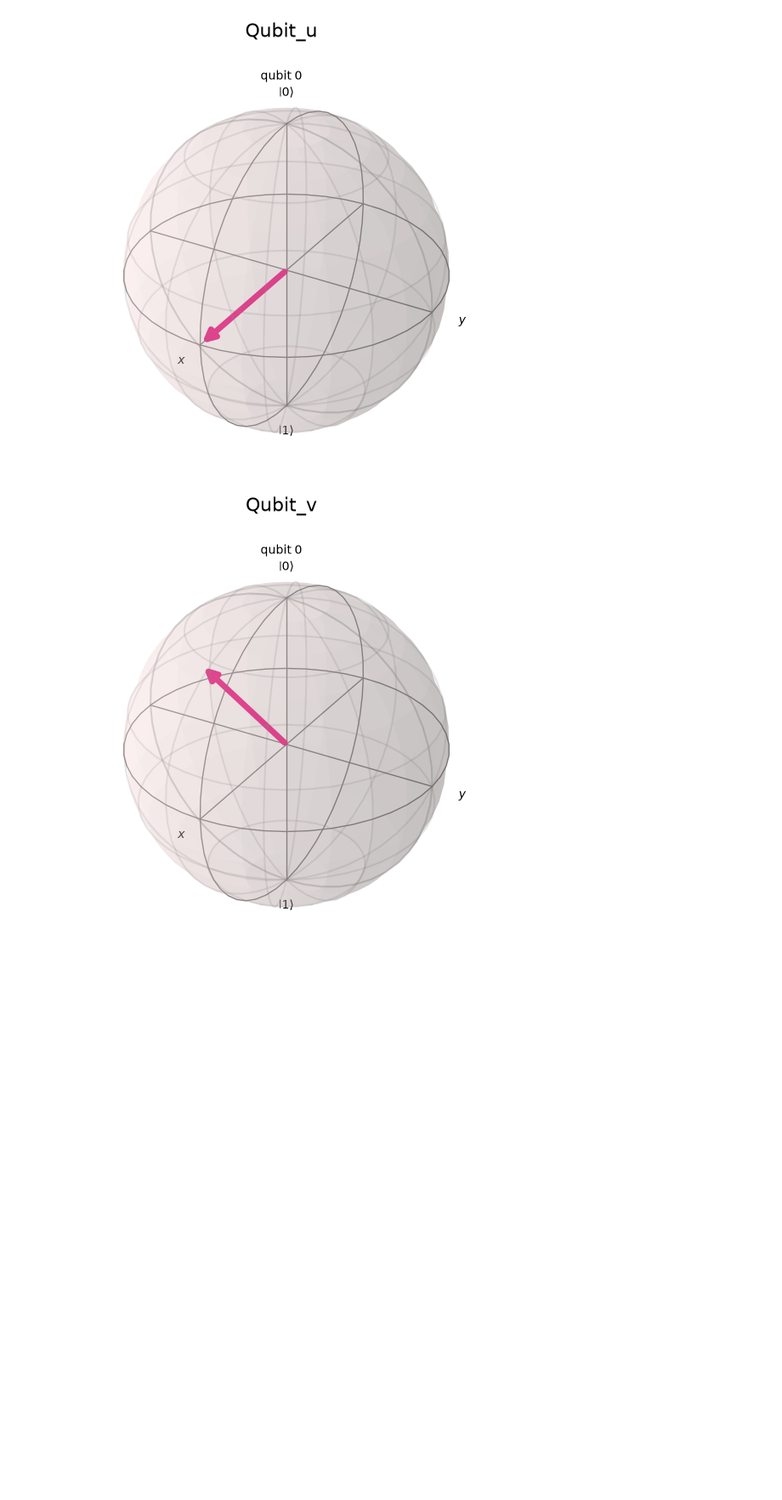
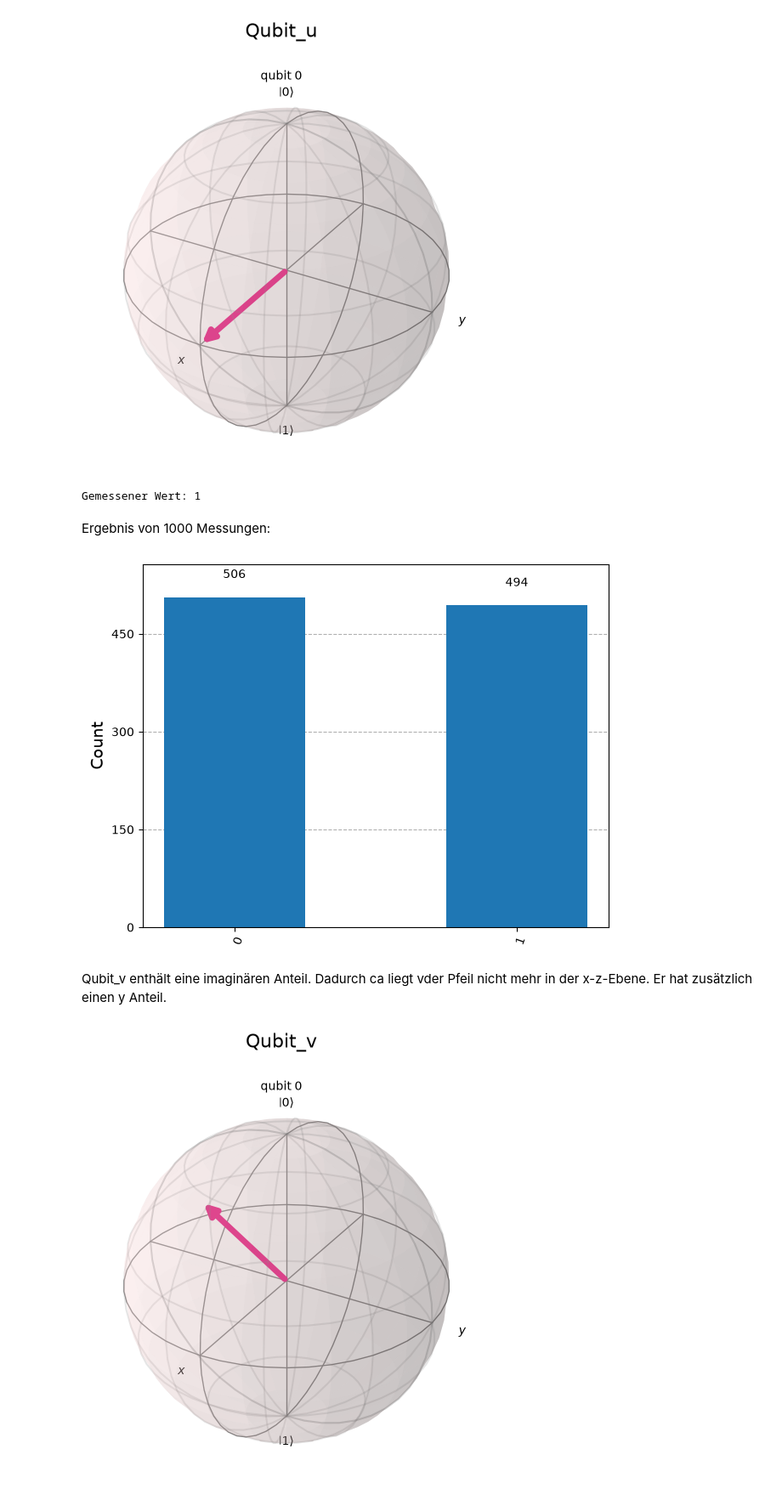
Before and after one commit to MelB18/EasyQuanten, a Jupyter notebook: ErsteSchritte.ipynb, the cells around one changed output. Shown at 85% size. Saved outputs shown, nothing was run; the diff lists cells and outputs as text; code cells hidden in the pictures; blank space fills up the shorter version.

```diff
--- a/ErsteSchritte.ipynb
+++ b/ErsteSchritte.ipynb
@@ -212,6 +213,21 @@ True
 plot_bloch_multivector(u,"Qubit_u")
 # %% [output]
 [figure]
+# %%
+outcome, state = u.measure()
+print(f"Gemessener Wert: {outcome}")
+# %% [output]
+Gemessener Wert: 1
+# %% [markdown]
+Ergebnis von 1000 Messungen:
+# %%
+
+statistics = u.sample_counts(1000)
+plot_histogram(statistics)
+# %% [output]
+[figure, added]
+# %% [markdown]
+Qubit_v enthält eine imaginären Anteil. Dadurch ca liegt vder Pfeil nicht mehr in der x-z-Ebene. Er hat zusätzlich einen y Anteil.
 # %%
 plot_bloch_multivector(v, "Qubit_v")
 # %% [output]
```
Also changed, not shown: parts of 11 cells of this notebook.
